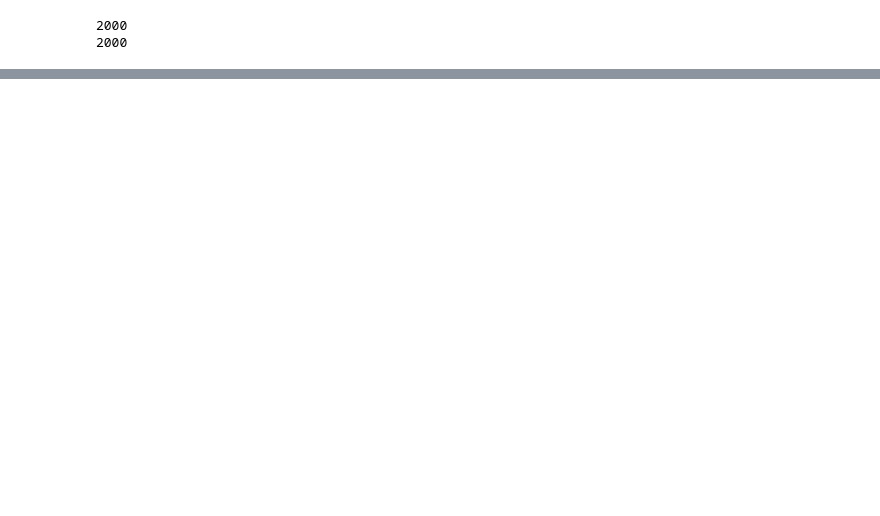
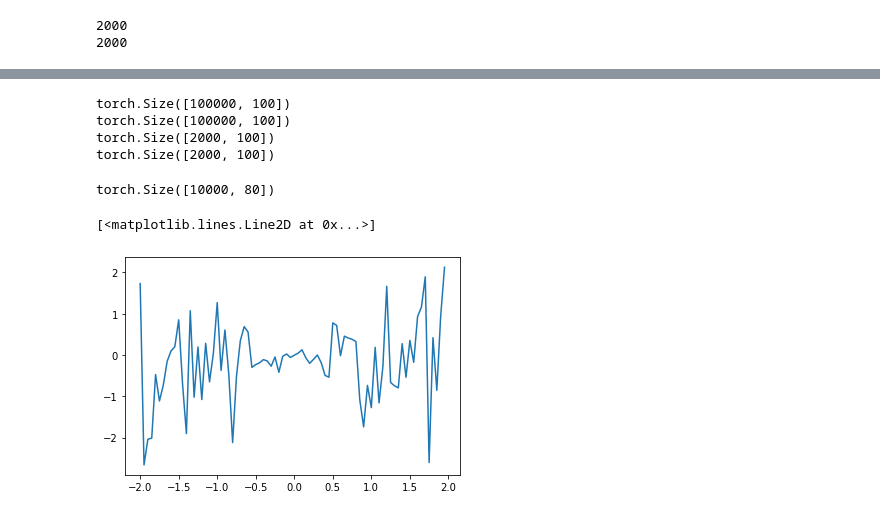
Before and after one commit to Seungjun1588/SP_NeuBoots, a Jupyter notebook: visualize.ipynb, the cells around one changed output, grey strips where cells are left out. Cells and saved outputs as stored; diff of their text form; code cells hidden in the pictures; blank space fills up the shorter version.

```diff
--- a/visualize.ipynb
+++ b/visualize.ipynb
@@ -132,0 +198,53 @@ model_info["score"]
+# %%
+n_train= 100000
+n_test = 2000
+
+step =0.04
+start = -2
+end = -start
+
+X = torch.arange(start,end,step)
+sd = torch.sqrt(X**2 + 1e-05)
+
+trainX = torch.zeros([n_train,X.shape[0]])
+for i in range(n_train):
+    trainX[i,:] = torch.arange(start,end,step)
+
+testX = torch.zeros([n_test,X.shape[0]])
+for i in range(n_test):
+    testX[i,:] = torch.arange(start,end,step)
+
+m = torch.zeros([X.shape[0]])
+
+trainy = torch.zeros([n_train,X.shape[0]])
+for i in range(n_train):
+    trainy[i,:] = torch.normal(torch.zeros(X.shape[0]),sd)
+
+testy = torch.zeros([n_test,X.shape[0]])
+for i in range(n_test):
+    testy[i,:] = torch.normal(torch.zeros(X.shape[0]),sd)
+# %%
+print(trainX.size())
+print(trainy.size())
+print(testX.size())
+print(testy.size())
+# %% [output]
+torch.Size([100000, 100])
+torch.Size([100000, 100])
+torch.Size([2000, 100])
+torch.Size([2000, 100])
+# %%
+X = torch.arange(start,end,step)
+sd = torch.sqrt(X**2 + 1e-05)
+
+trainX = torch.zeros([10000,X.shape[0]])
+for i in range(10000):
+    trainX[i,:] = torch.arange(start,end,step)
+print(trainX.size())
+# %% [output]
+torch.Size([10000, 80])
+# %%
+plt.plot(X,y)
+# %% [output]
+[<matplotlib.lines.Line2D at 0x...>]
+[figure, added]
```
Also changed, not shown: parts of 17 cells of this notebook, 5 other files.
